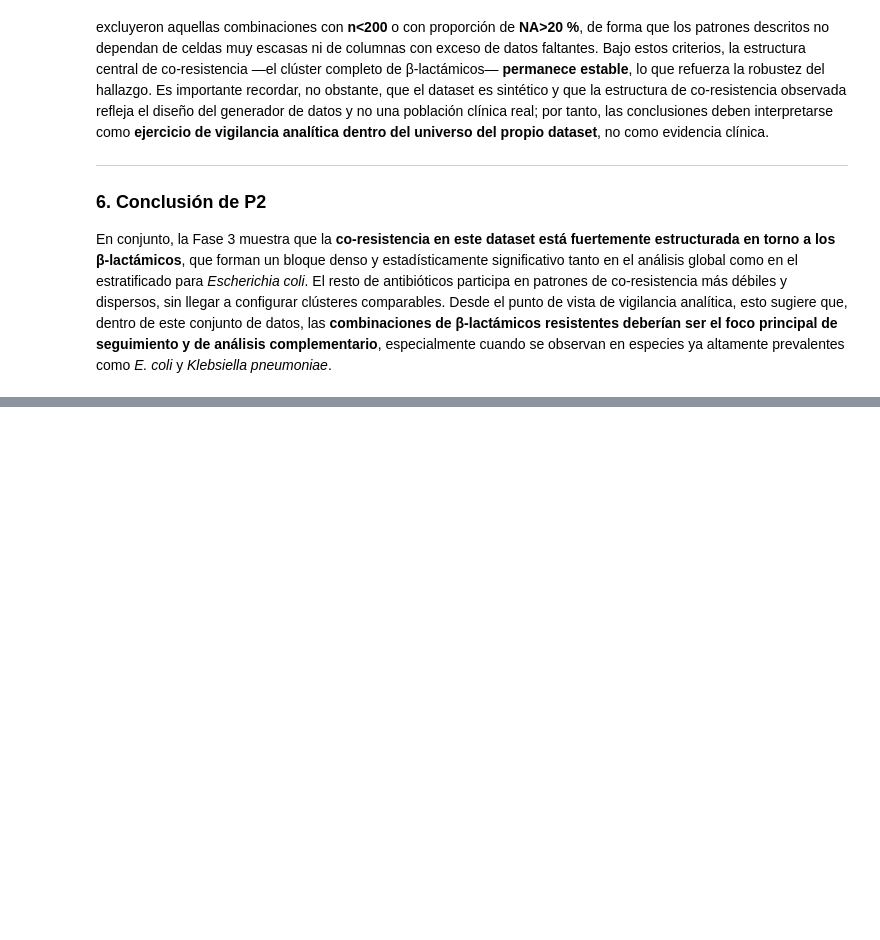
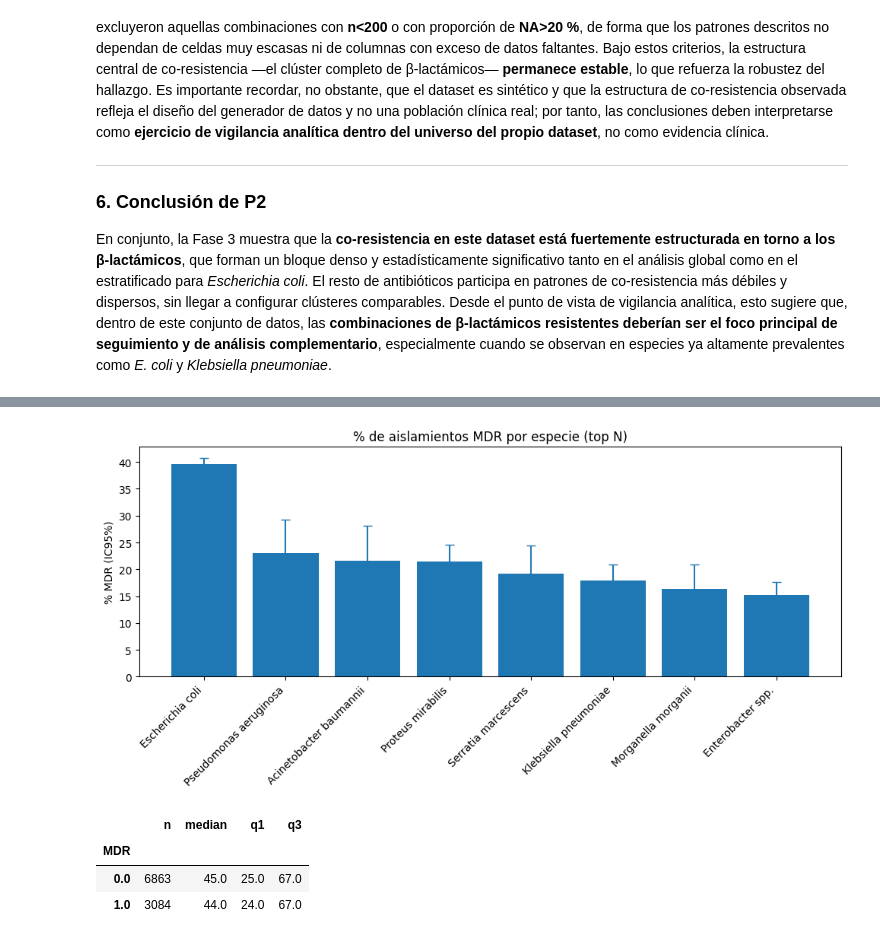
Before and after one commit to smaje99/diploma-in-data-analytics-in-business-management-unir, a Jupyter notebook: mbr-susceptibility-eda/mbr-susceptibility-eda.ipynb, the cells around one changed output, grey strips where cells are left out. Saved outputs shown, nothing was run; the diff lists cells and outputs as text; code cells hidden in the pictures; blank space fills up the shorter version.

```diff
--- a/mbr-susceptibility-eda/mbr-susceptibility-eda.ipynb
+++ b/mbr-susceptibility-eda/mbr-susceptibility-eda.ipynb
@@ -3215,0 +3316,18 @@ En conjunto, la Fase 3 muestra que la **co-resistencia en este dataset está fue
+# %%
+# Test χ² de diferencia global de MDR entre especies (usando las principales, si quieres):
+
+# %%
+# Podemos limitar al top N especies por tamaño
+TOP_N_SPECIES = 8
+top_species = mdr_by_species["Species_std"].head(TOP_N_SPECIES).tolist()
+
+ct = pd.crosstab(
+    df_mdr.loc[df_mdr["Species_std"].isin(top_species), "Species_std"],
+    df_mdr.loc[df_mdr["Species_std"].isin(top_species), "MDR"],
+)
+
+chi2, pval, dof, expected = chi2_contingency(ct)
+print("Chi²:", chi2)
+print("gl:", dof)
+print("p-value:", pval)
+ct
@@ -3215,0 +3348,49 @@ En conjunto, la Fase 3 muestra que la **co-resistencia en este dataset está fue
+# %%
+# 3️⃣ Gráfico de barras %MDR por especie con IC
+
+# %%
+import matplotlib.pyplot as plt
+import numpy as np
+
+# elegimos top N especies por n o por %MDR
+plot_df = mdr_by_species.head(TOP_N_SPECIES).copy()
+
+x = np.arange(len(plot_df))
+y = plot_df["pct_MDR"].values
+yerr_low = y - plot_df["ci_low"].values
+yerr_up = plot_df["ci_up"].values - y
+yerr = np.vstack([yerr_low, yerr_up])
+
+plt.figure(figsize=(10, 5))
+plt.bar(x, y)
+plt.errorbar(x, y, yerr=yerr, fmt="none", capsize=4)
+
+plt.xticks(x, plot_df["Species_std"], rotation=45, ha="right")
+plt.ylabel("% MDR (IC95%)")
+plt.title("% de aislamientos MDR por especie (top N)")
+plt.tight_layout()
+plt.show()
+# %% [output]
+[figure, added]
+# %%
+# 4️⃣ Distribuciones de edad por MDR (mediana + IQR + gráfico)
+
+# %%
+age_mdr_stats = (
+    df_mdr[["Age_years", "MDR"]]
+    .dropna()
+    .groupby("MDR")["Age_years"]
+    .agg(
+        n="count",
+        median="median",
+        q1=lambda s: s.quantile(0.25),
+        q3=lambda s: s.quantile(0.75),
+    )
+)
+
+age_mdr_stats
+# %% [output]
+|  | n | median | q1 | q3 |
+| MDR |  |  |  |  |
+| 0.0 | 6863 | 45.0 | 25.0 | 67.0 |
+| 1.0 | 3084 | 44.0 | 24.0 | 67.0 |
```
Also changed, not shown: parts of 12 cells of this notebook, 3 other files.
